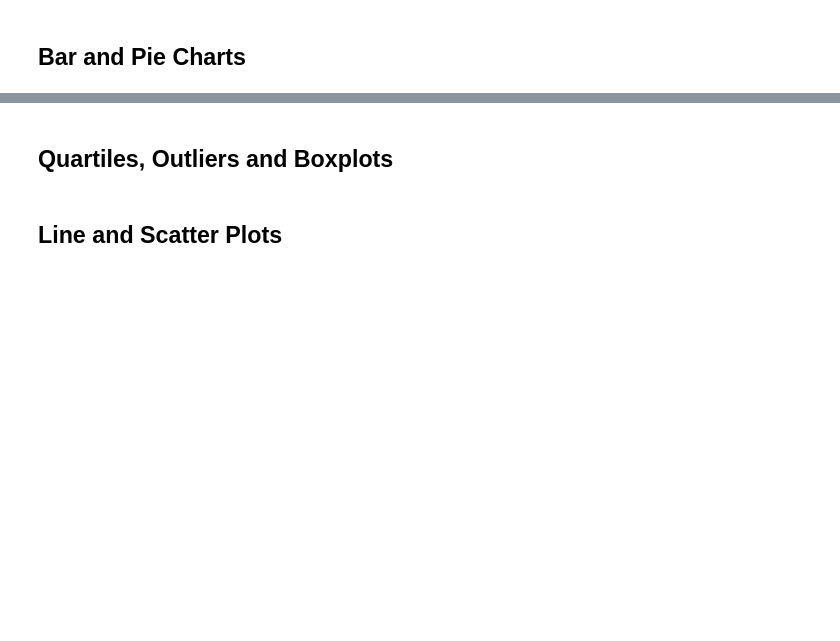
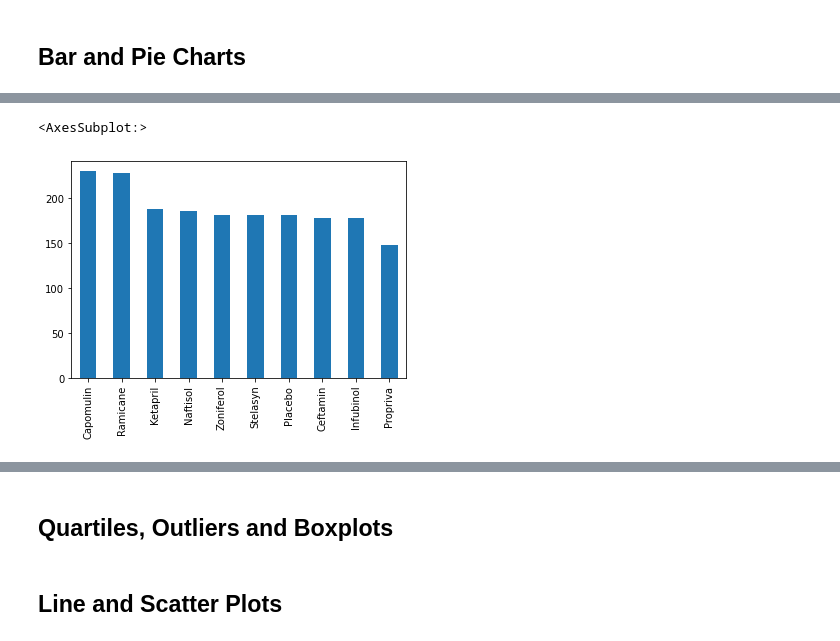
Before and after one commit to pulliam-chris/Matplotlib-Pharma, a Jupyter notebook: pymaceuticals_main.ipynb, the cells around one changed output, grey strips where cells are left out. Drawn from its saved outputs; the diff is of its cells as text; code cells hidden in the pictures; blank space fills up the shorter version.

Commit message:
started on initial graphs, code needs clean up

```diff
--- a/pymaceuticals_main.ipynb
+++ b/pymaceuticals_main.ipynb
@@ -173,2 +198,13 @@ volume_summary_df
 # %% [markdown]
 ## Bar and Pie Charts
+# %%
+# Generate a bar plot showing the total number of measurements taken on each drug regimen using pandas.
+measurements = study_results_clean["Drug Regimen"].value_counts()
+#drugs = measurements["Drug Regiment"]
+#plt.bar(drugs, measurements)
+#plt.xlabel('Regimen')
+#plt.ylabel('Total Measurements')
+#plt.xticks(drugs, rotation=90)
+#plt.show
+measurements
+#drugs
@@ -175,2 +223,6 @@ volume_summary_df
 # %%
-# Generate a bar plot showing the total number of measurements taken on each drug regimen using pandas.
+# Generate a bar plot showing the total number of measurements taken on each drug regimen using pyplot.
+measurements.plot(kind='bar')
+# %% [output]
+<AxesSubplot:>
+[figure, added]
```
Also changed, not shown: parts of 7 cells of this notebook.
